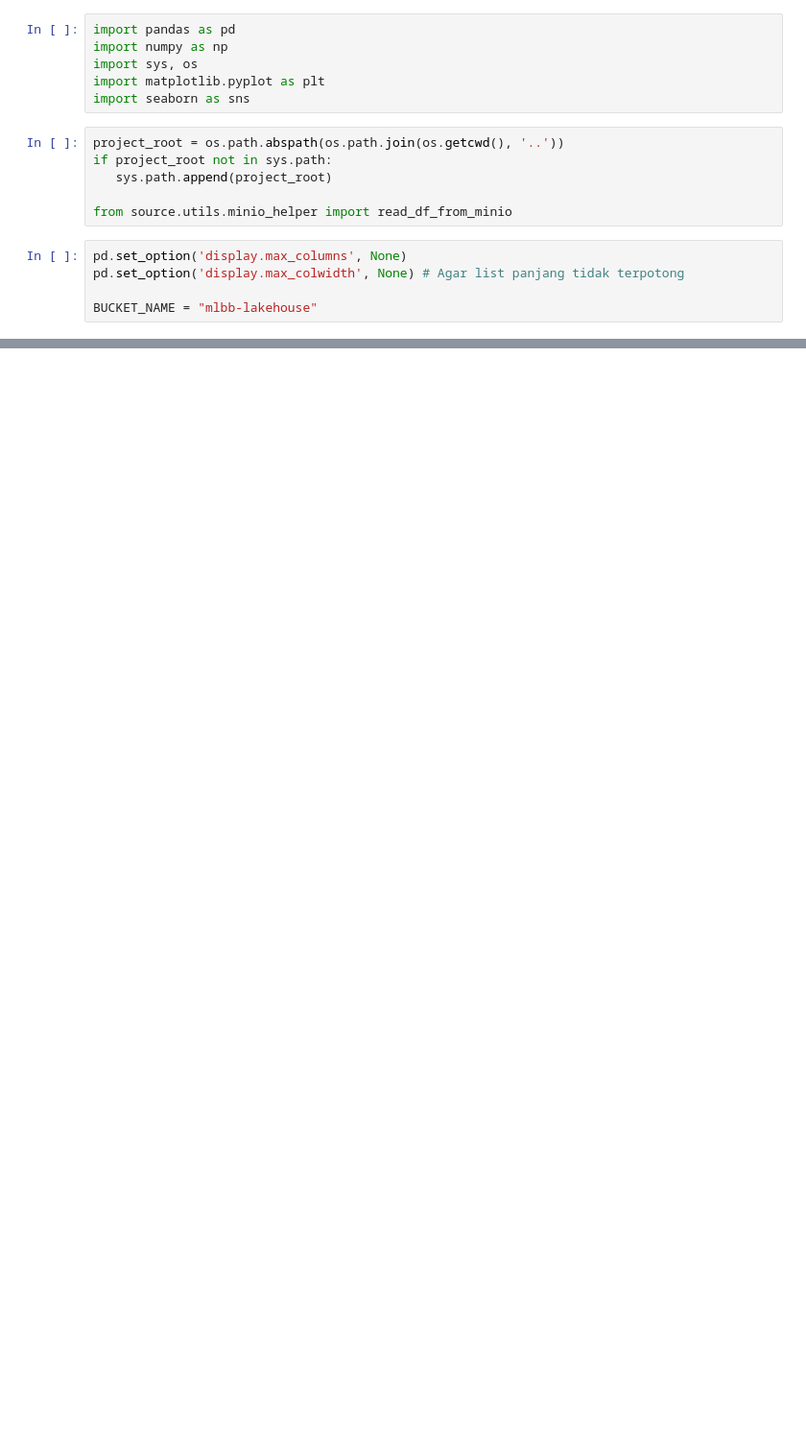
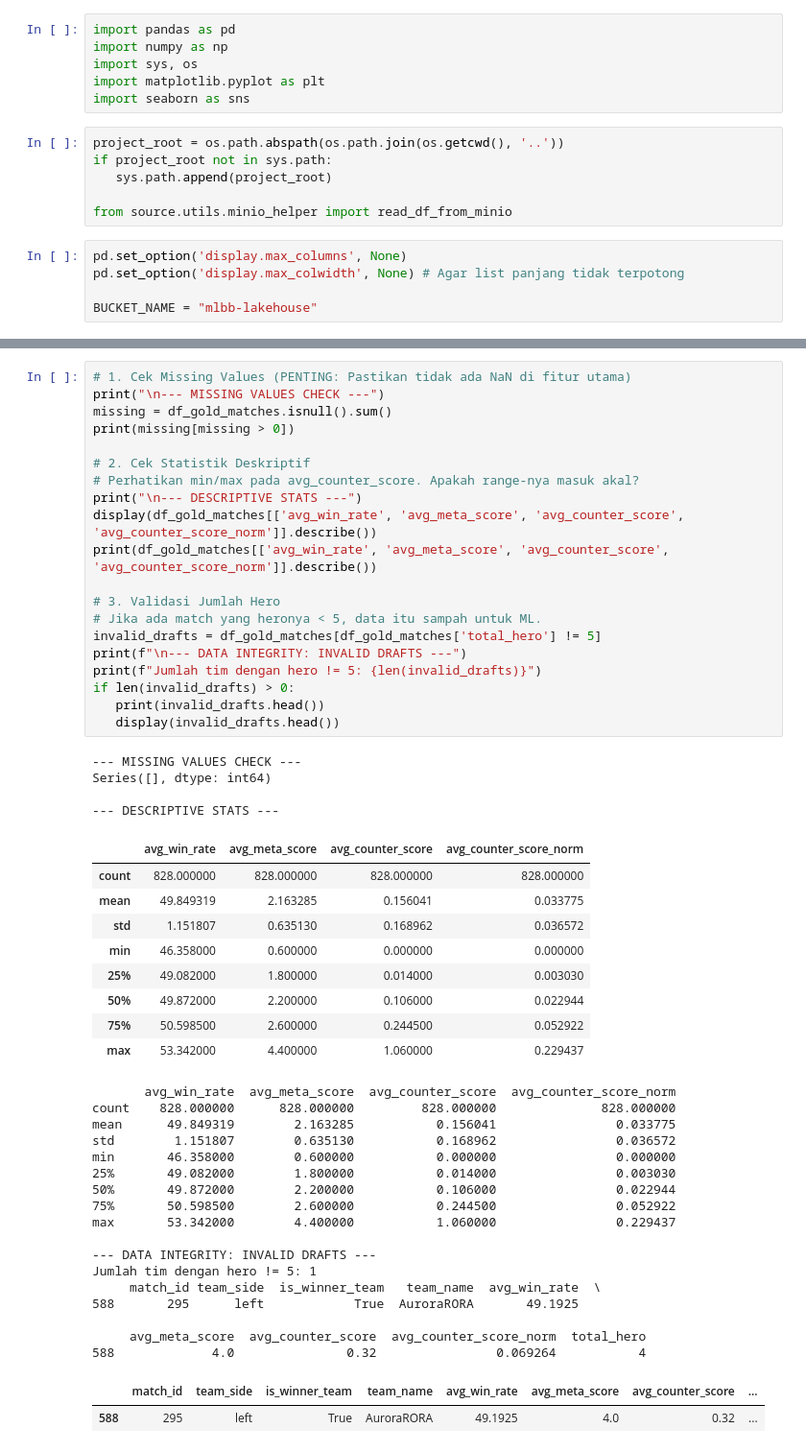
Before and after one commit to akhmadCh/mobile-legends-draft-assistant, a Jupyter notebook: notebooks/5_gold_validation.ipynb, the cells around one changed output, grey strips where cells are left out. Shown at 96% size. Drawn from its saved outputs; the diff is of its cells as text; blank space fills up the shorter version.

```diff
--- a/notebooks/5_gold_validation.ipynb
+++ b/notebooks/5_gold_validation.ipynb
@@ -48,0 +69,53 @@ display(df_hero_leaderboard)
+# %%
+# 1. Cek Missing Values (PENTING: Pastikan tidak ada NaN di fitur utama)
+print("\n--- MISSING VALUES CHECK ---")
+missing = df_gold_matches.isnull().sum()
+print(missing[missing > 0])
+
+# 2. Cek Statistik Deskriptif
+# Perhatikan min/max pada avg_counter_score. Apakah range-nya masuk akal?
+print("\n--- DESCRIPTIVE STATS ---")
+display(df_gold_matches[['avg_win_rate', 'avg_meta_score', 'avg_counter_score', 'avg_counter_score_norm']].describe())
+print(df_gold_matches[['avg_win_rate', 'avg_meta_score', 'avg_counter_score', 'avg_counter_score_norm']].describe())
+
+# 3. Validasi Jumlah Hero
+# Jika ada match yang heronya < 5, data itu sampah untuk ML.
+invalid_drafts = df_gold_matches[df_gold_matches['total_hero'] != 5]
+print(f"\n--- DATA INTEGRITY: INVALID DRAFTS ---")
+print(f"Jumlah tim dengan hero != 5: {len(invalid_drafts)}")
+if len(invalid_drafts) > 0:
+   print(invalid_drafts.head())
+   display(invalid_drafts.head())
+# %% [output]
+--- MISSING VALUES CHECK ---
+Series([], dtype: int64)
+
+--- DESCRIPTIVE STATS ---
+|  | avg_win_rate | avg_meta_score | avg_counter_score | avg_counter_score_norm |
+| count | 828.000000 | 828.000000 | 828.000000 | 828.000000 |
+| mean | 49.849319 | 2.163285 | 0.156041 | 0.033775 |
+| std | 1.151807 | 0.635130 | 0.168962 | 0.036572 |
+| min | 46.358000 | 0.600000 | 0.000000 | 0.000000 |
+| 25% | 49.082000 | 1.800000 | 0.014000 | 0.003030 |
+| 50% | 49.872000 | 2.200000 | 0.106000 | 0.022944 |
+| 75% | 50.598500 | 2.600000 | 0.244500 | 0.052922 |
+| max | 53.342000 | 4.400000 | 1.060000 | 0.229437 |
+       avg_win_rate  avg_meta_score  avg_counter_score  avg_counter_score_norm
+count    828.000000      828.000000         828.000000              828.000000
+mean      49.849319        2.163285           0.156041                0.033775
+std        1.151807        0.635130           0.168962                0.036572
+min       46.358000        0.600000           0.000000                0.000000
+25%       49.082000        1.800000           0.014000                0.003030
+50%       49.872000        2.200000           0.106000                0.022944
+75%       50.598500        2.600000           0.244500                0.052922
+max       53.342000        4.400000           1.060000                0.229437
+
+--- DATA INTEGRITY: INVALID DRAFTS ---
+Jumlah tim dengan hero != 5: 1
+     match_id team_side  is_winner_team   team_name  avg_win_rate  \
+588       295      left            True  AuroraRORA       49.1925
+
+     avg_meta_score  avg_counter_score  avg_counter_score_norm  total_hero
+588             4.0               0.32                0.069264           4
+|  | match_id | team_side | is_winner_team | team_name | avg_win_rate | avg_meta_score | avg_counter_score | ... |
+| 588 | 295 | left | True | AuroraRORA | 49.1925 | 4.0 | 0.32 | ... |
```
Also changed, not shown: parts of 6 cells of this notebook, 2 other files.
